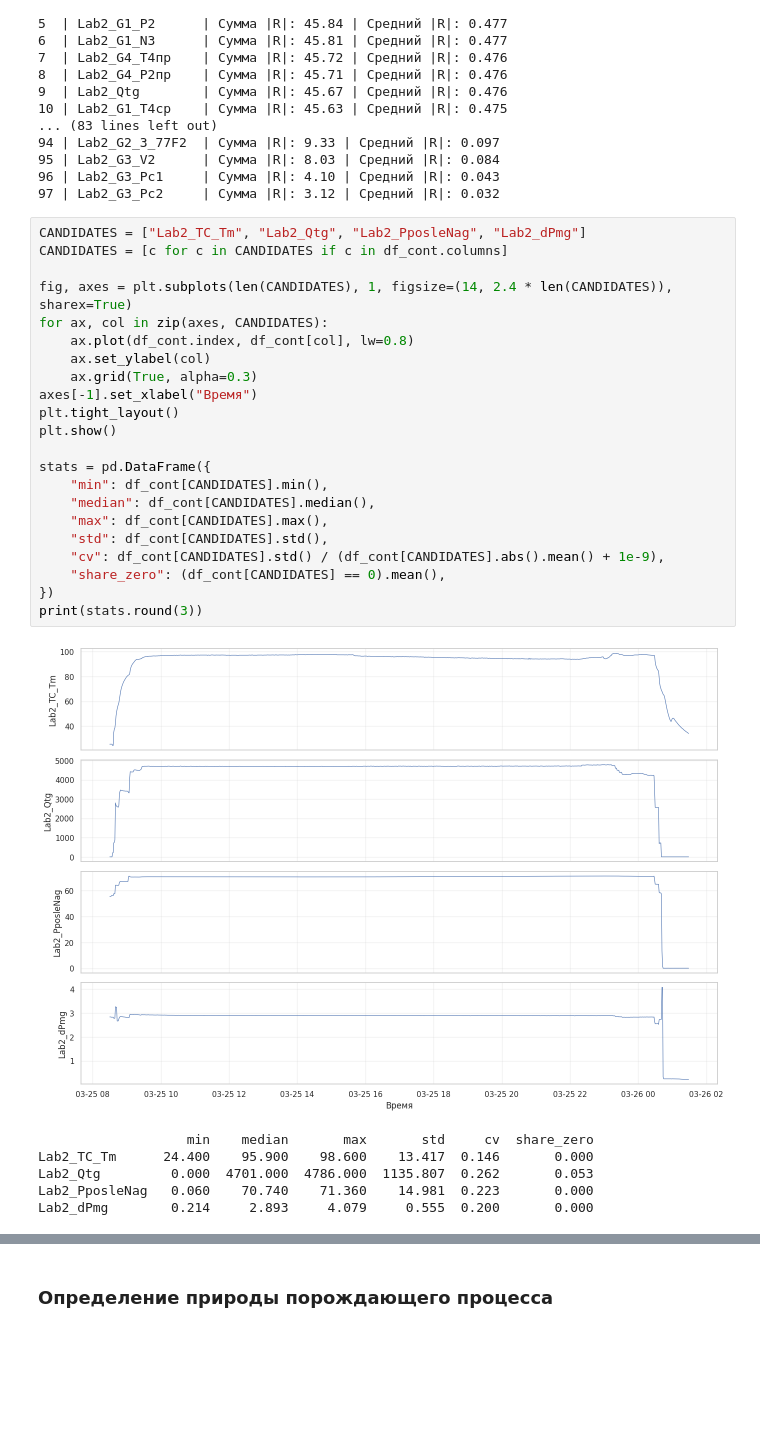
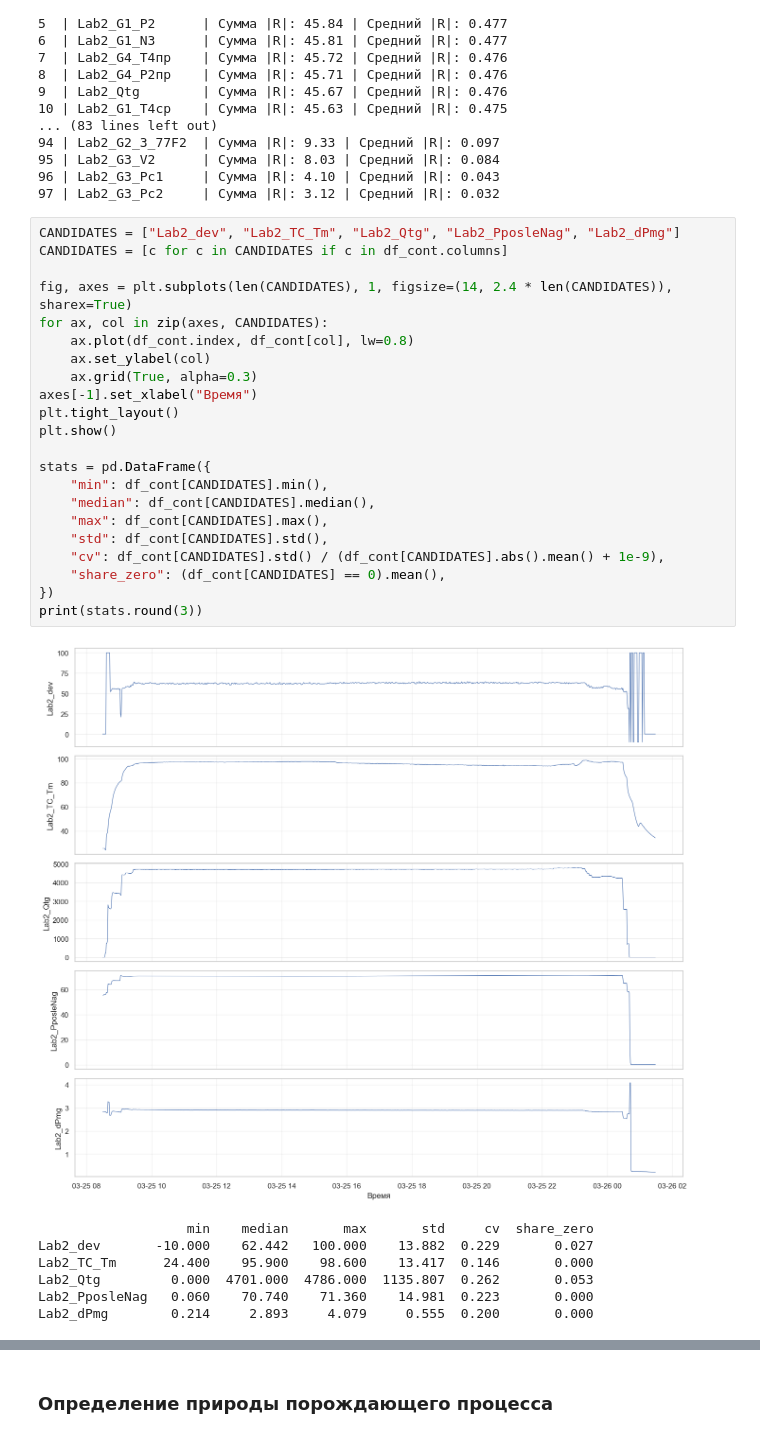
Before and after one commit to pmakarova/topology, a Jupyter notebook: Lab2_EDA_TDA.ipynb, the cells around one changed output, grey strips where cells are left out. Drawn from its saved outputs; the diff is of its cells as text; blank space fills up the shorter version.

```diff
--- a/Lab2_EDA_TDA.ipynb
+++ b/Lab2_EDA_TDA.ipynb
@@ -321,30 +321,31 @@ for i, (col, score) in enumerate(target_scores.items(), 1):
 96 | Lab2_G3_Pc1     | Сумма |R|: 4.10 | Средний |R|: 0.043
 97 | Lab2_G3_Pc2     | Сумма |R|: 3.12 | Средний |R|: 0.032
 # %%
-CANDIDATES = ["Lab2_TC_Tm", "Lab2_Qtg", "Lab2_PposleNag", "Lab2_dPmg"]
+CANDIDATES = ["Lab2_dev", "Lab2_TC_Tm", "Lab2_Qtg", "Lab2_PposleNag", "Lab2_dPmg"]
 CANDIDATES = [c for c in CANDIDATES if c in df_cont.columns]
 
 fig, axes = plt.subplots(len(CANDIDATES), 1, figsize=(14, 2.4 * len(CANDIDATES)), sharex=True)
 for ax, col in zip(axes, CANDIDATES):
     ax.plot(df_cont.index, df_cont[col], lw=0.8)
     ax.set_ylabel(col)
     ax.grid(True, alpha=0.3)
 axes[-1].set_xlabel("Время")
 plt.tight_layout()
 plt.show()
 
 stats = pd.DataFrame({
     "min": df_cont[CANDIDATES].min(),
     "median": df_cont[CANDIDATES].median(),
     "max": df_cont[CANDIDATES].max(),
     "std": df_cont[CANDIDATES].std(),
     "cv": df_cont[CANDIDATES].std() / (df_cont[CANDIDATES].abs().mean() + 1e-9),
     "share_zero": (df_cont[CANDIDATES] == 0).mean(),
 })
 print(stats.round(3))
 # %% [output]
-[figure, old version]
+[figure, new version]
                    min    median       max       std     cv  share_zero
+Lab2_dev       -10.000    62.442   100.000    13.882  0.229       0.027
 Lab2_TC_Tm      24.400    95.900    98.600    13.417  0.146       0.000
 Lab2_Qtg         0.000  4701.000  4786.000  1135.807  0.262       0.053
 Lab2_PposleNag   0.060    70.740    71.360    14.981  0.223       0.000
```
Also changed, not shown: parts of 22 cells of this notebook.
